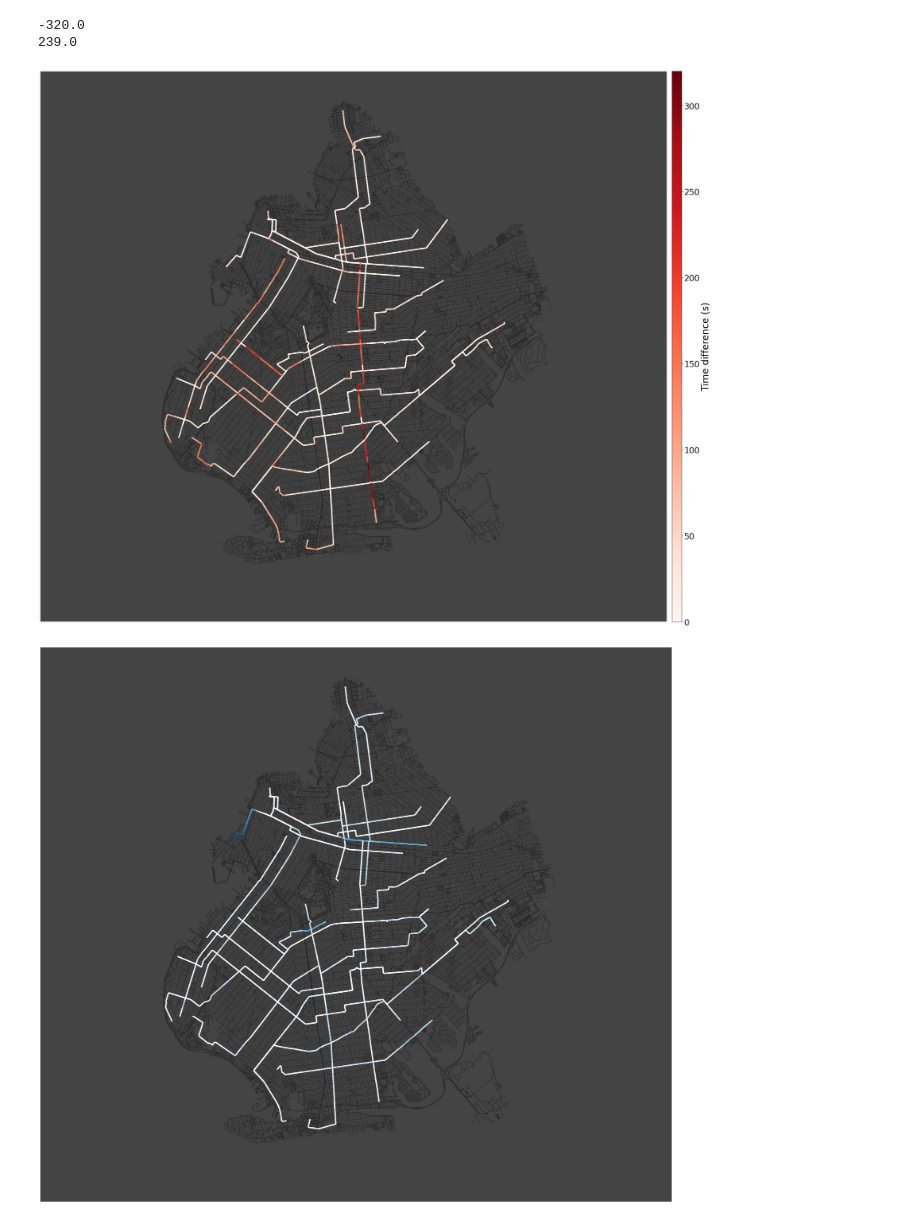
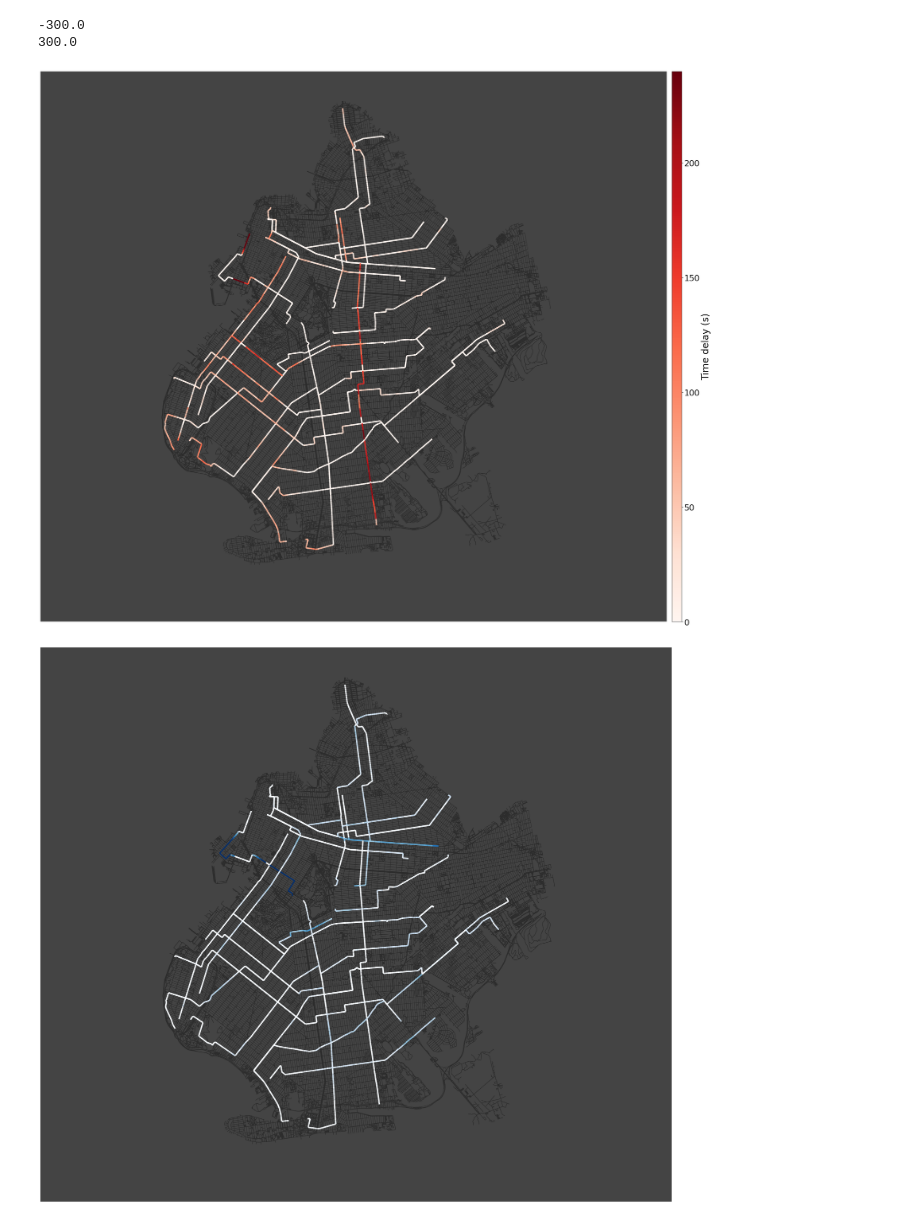
Before and after one commit to cpcarey/nyu-cusp-mlc-bus, a Jupyter notebook: notebooks/plot_routes.ipynb, the cells around one changed output. Cells and saved outputs as stored; diff of their text form; code cells hidden in the pictures.

```diff
--- a/notebooks/plot_routes.ipynb
+++ b/notebooks/plot_routes.ipynb
@@ -52,8 +52,8 @@ diff_df = pd.concat([pd.read_csv(f'{EXPORTS_DIR}/diffs/{r}_diff.csv') for r in R
 # %%
 diff_avg_df = diff_df.median()
 diff_avg_df.index = diff_avg_df.index.astype(int)
-diff_avg_df = diff_avg_df.apply(lambda x: min(x, 600))
-diff_avg_df = diff_avg_df.apply(lambda x: max(x, -600))
+diff_avg_df = diff_avg_df.apply(lambda x: min(x, 300))
+diff_avg_df = diff_avg_df.apply(lambda x: max(x, -300))
 # %%
 route_node_ids_list = []
 for route in ROUTES:
@@ -96,46 +96,48 @@ for route_node_ids in route_node_ids_list:
         time_deltas.append(time_delta)
         if time_delta < 0:
             time_delta = 0
+        if time_delta > 240:
+            time_delta = 240
         route_subgraph.add_edge(route_node_id, next_node_id, 0, weight=abs(time_delta))
 # %%
 print(np.min(time_deltas))
 print(np.max(time_deltas))
 # %% [output]
--320.0
-239.0
+-300.0
+300.0
 # %%
 fig, ax = plt.subplots(figsize=(40, 30))
 ox.plot_graph(bk,
               ax=ax,
               bgcolor='#444',
               node_size=0,
               show=False,
               close=False,
               edge_color='#2c2c2c')
 
 edge_colors = ox.plot.get_edge_colors_by_attr(route_subgraph,
                                               attr='weight',
                                               cmap='Reds')
 ox.plot_graph(route_subgraph,
               ax=ax,
               bgcolor='#444',
               node_size=0,
               bbox=bbox,
               show=False,
               close=False,
               edge_color=edge_colors,
               edge_linewidth=4)
 
 import matplotlib as mpl
-norm=plt.Normalize(vmin=0, vmax=abs(np.min(time_deltas)))
+norm=plt.Normalize(vmin=0, vmax=240)
 cbar_ax = fig.add_axes([0.84, 0.125, 0.01, .755])
 cb = fig.colorbar(mpl.cm.ScalarMappable(norm=norm, cmap='Reds'), cax=cbar_ax, ax=ax, pad=0)
 cb.ax.tick_params(labelsize=24)
-cb.set_label('Time difference (s)', fontsize=28, labelpad=5)
+cb.set_label('Time delay (s)', fontsize=28, labelpad=5)
 
 ax.set_facecolor('#444')
 # %% [output]
-[figure, old version]
+[figure, new version]
 # %%
 route_subgraph = create_route_subgraph(route_node_ids_list)
 
@@ -165,7 +167,7 @@ edge_colors = ox.plot.get_edge_colors_by_attr(route_subgraph, attr='weight', cma
 ox.plot_graph(route_subgraph, ax=ax, bgcolor='#444', node_size=0, bbox=bbox, show=False, close=False, edge_color=edge_colors, edge_linewidth=4)
 ax.set_facecolor('#444')
 # %% [output]
-[figure, old version]
+[figure, new version]
 # %%
 route_subgraph = create_route_subgraph(route_node_ids_list)
 
```
Also changed, not shown: parts of 3 cells of this notebook, 2 other files.
